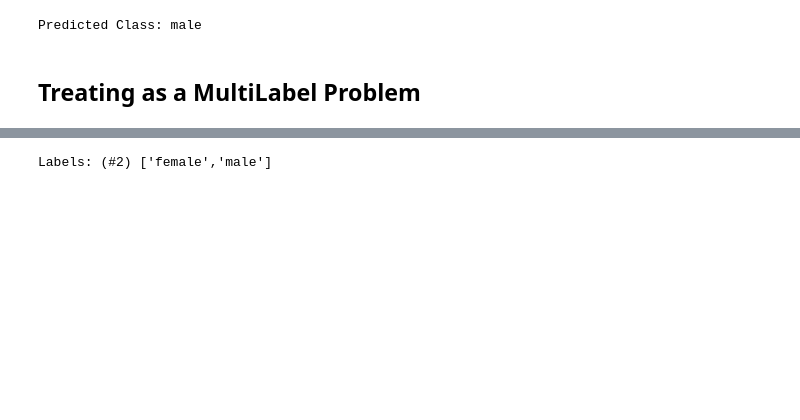
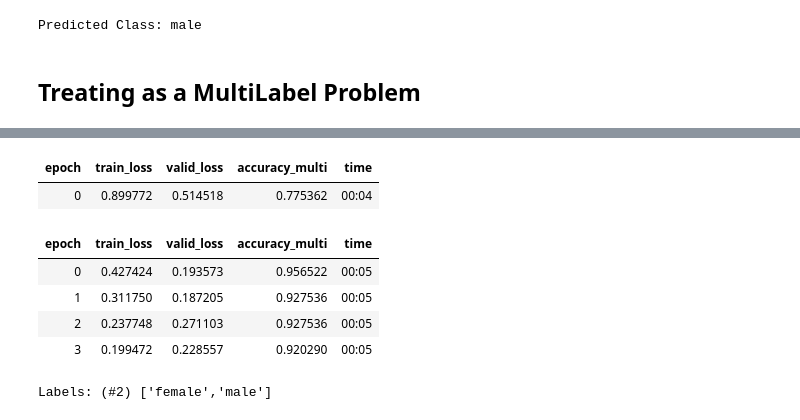
Before and after one commit to bluelight773/image_classifier, a Jupyter notebook: image_classifier.ipynb, the cells around one changed output, grey strips where cells are left out. Cells and saved outputs as stored; diff of their text form; code cells hidden in the pictures; blank space fills up the shorter version.

Commit message:
MultiCategory and inference support

```diff
--- a/image_classifier.ipynb
+++ b/image_classifier.ipynb
@@ -232 +224,17 @@ learn.fine_tune(4, lr_candidates.lr_steep)
+# %%
+# Train and Save model LR-optimized model
+
+# Ensure reproducibility of results
+set_seed(42, True)
+learn.fine_tune(4, lr_candidates.lr_steep)
+model_path = Path("models")/"male_vs_female_face_classifier.pkl"
+learn.export(model_path)
+# %% [output]
+| epoch | train_loss | valid_loss | accuracy_multi | time |
+| 0 | 0.899772 | 0.514518 | 0.775362 | 00:04 |
+| epoch | train_loss | valid_loss | accuracy_multi | time |
+| 0 | 0.427424 | 0.193573 | 0.956522 | 00:05 |
+| 1 | 0.311750 | 0.187205 | 0.927536 | 00:05 |
+| 2 | 0.237748 | 0.271103 | 0.927536 | 00:05 |
+| 3 | 0.199472 | 0.228557 | 0.920290 | 00:05 |
 # %%
```
Also changed, not shown: parts of 6 cells of this notebook, 1 other file.
